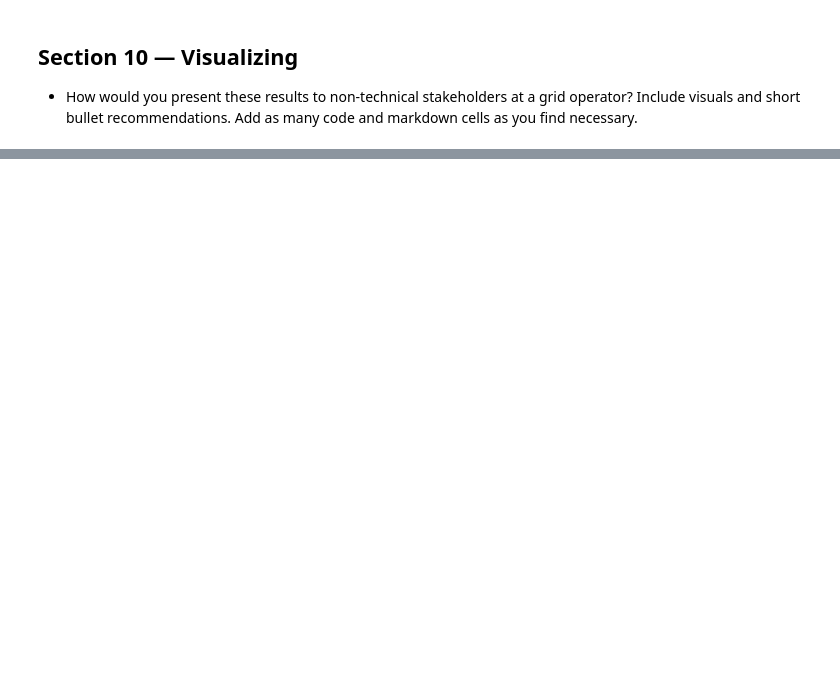
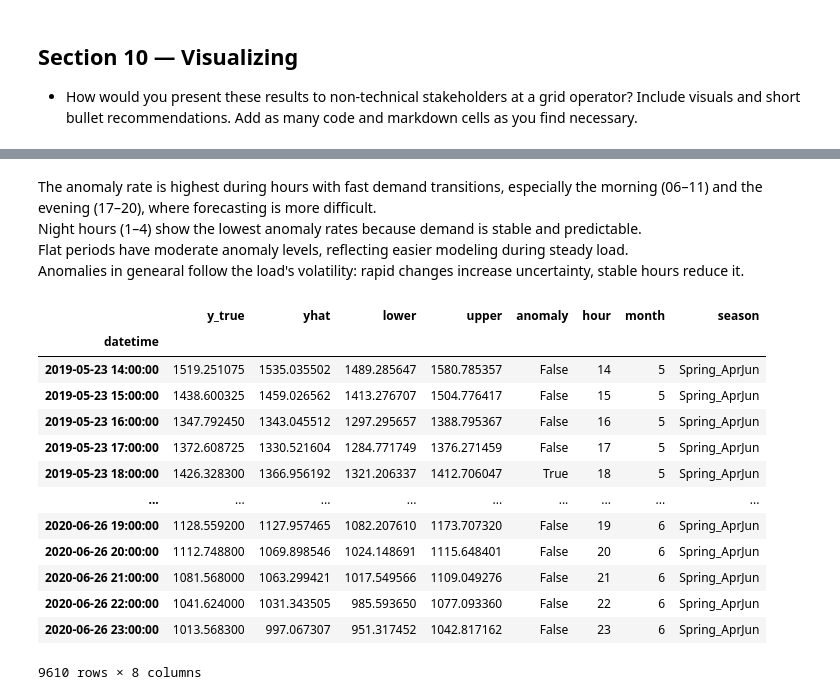
Before and after one commit to ICAI-IMAT-XAI/p3-timeseries-CMazuecos, a Jupyter notebook: notebook/panama_load.ipynb, the cells around one changed output, grey strips where cells are left out. Cells and saved outputs as stored; diff of their text form; code cells hidden in the pictures; blank space fills up the shorter version.

```diff
--- a/notebook/panama_load.ipynb
+++ b/notebook/panama_load.ipynb
@@ -380,0 +530,41 @@ anomalies[anomalies['anomaly']].head(20)
+# %% [markdown]
+The anomaly rate is highest during hours with fast demand transitions, especially the morning (06–11) and the evening (17–20), where forecasting is more difficult.
+Night hours (1–4) show the lowest anomaly rates because demand is stable and predictable.
+Flat periods have moderate anomaly levels, reflecting easier modeling during steady load.
+Anomalies in genearal follow the load's volatility: rapid changes increase uncertainty, stable hours reduce it.
+# %%
+df_season = data.copy()
+df_season["month"] = df_season.index.month
+
+def manual_season(m):
+    if m in [1, 2, 3]:
+        return "Winter_JanMar"
+    elif m in [4, 5, 6]:
+        return "Spring_AprJun"
+    elif m in [7, 8, 9]:
+        return "Summer_JulSep"
+    else:
+        return "Autumn_OctDec"
+
+df_season["season"] = df_season["month"].map(manual_season)
+df_season["hour"] = df_season.index.hour
+# %%
+anom["month"] = anom.index.month
+anom["season"] = anom["month"].map(manual_season)
+
+anom
+# %% [output]
+|  | y_true | yhat | lower | upper | anomaly | hour | month | season |
+| datetime |  |  |  |  |  |  |  |  |
+| 2019-05-23 14:00:00 | 1519.251075 | 1535.035502 | 1489.285647 | 1580.785357 | False | 14 | 5 | Spring_AprJun |
+| 2019-05-23 15:00:00 | 1438.600325 | 1459.026562 | 1413.276707 | 1504.776417 | False | 15 | 5 | Spring_AprJun |
+| 2019-05-23 16:00:00 | 1347.792450 | 1343.045512 | 1297.295657 | 1388.795367 | False | 16 | 5 | Spring_AprJun |
+| 2019-05-23 17:00:00 | 1372.608725 | 1330.521604 | 1284.771749 | 1376.271459 | False | 17 | 5 | Spring_AprJun |
+| 2019-05-23 18:00:00 | 1426.328300 | 1366.956192 | 1321.206337 | 1412.706047 | True | 18 | 5 | Spring_AprJun |
+| ... | ... | ... | ... | ... | ... | ... | ... | ... |
+| 2020-06-26 19:00:00 | 1128.559200 | 1127.957465 | 1082.207610 | 1173.707320 | False | 19 | 6 | Spring_AprJun |
+| 2020-06-26 20:00:00 | 1112.748800 | 1069.898546 | 1024.148691 | 1115.648401 | False | 20 | 6 | Spring_AprJun |
+| 2020-06-26 21:00:00 | 1081.568000 | 1063.299421 | 1017.549566 | 1109.049276 | False | 21 | 6 | Spring_AprJun |
+| 2020-06-26 22:00:00 | 1041.624000 | 1031.343505 | 985.593650 | 1077.093360 | False | 22 | 6 | Spring_AprJun |
+| 2020-06-26 23:00:00 | 1013.568300 | 997.067307 | 951.317452 | 1042.817162 | False | 23 | 6 | Spring_AprJun |
+9610 rows × 8 columns
```
Also changed, not shown: parts of 23 cells of this notebook.
